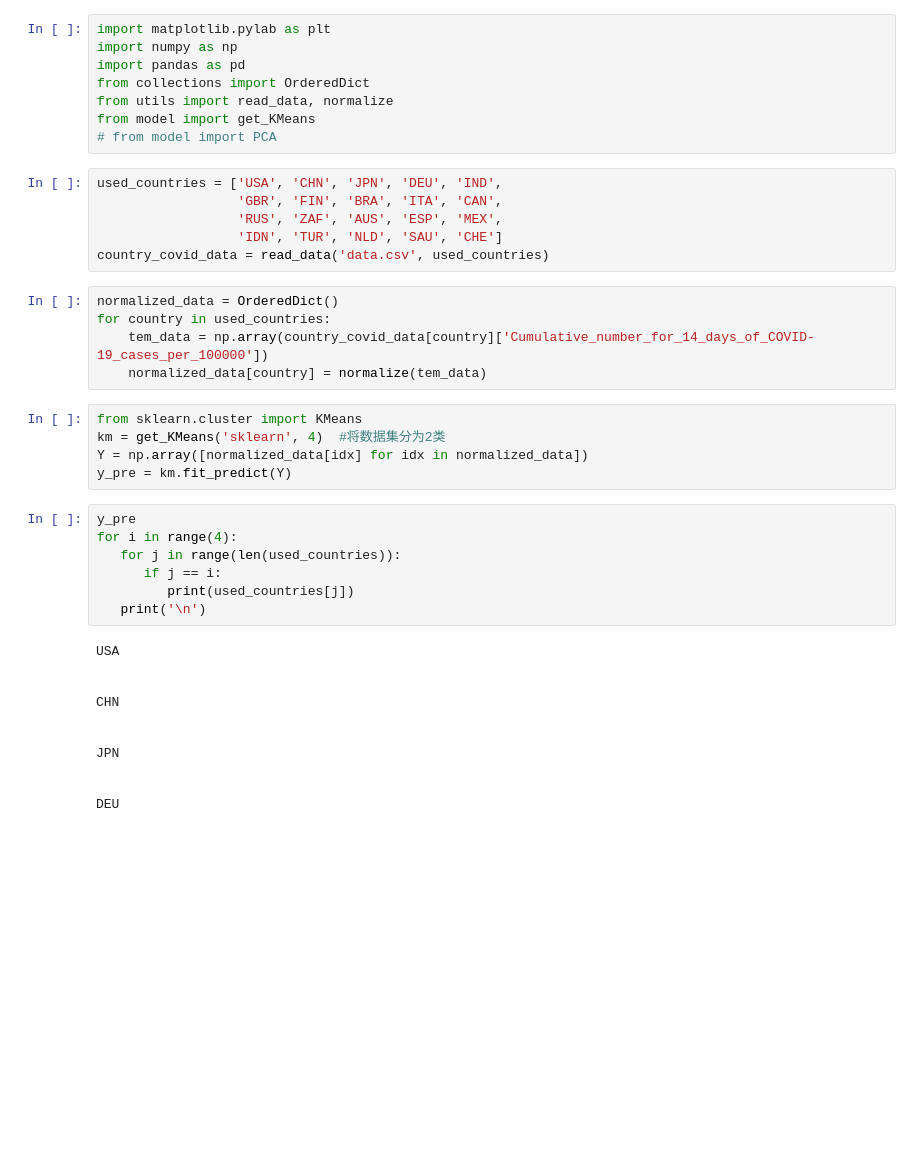
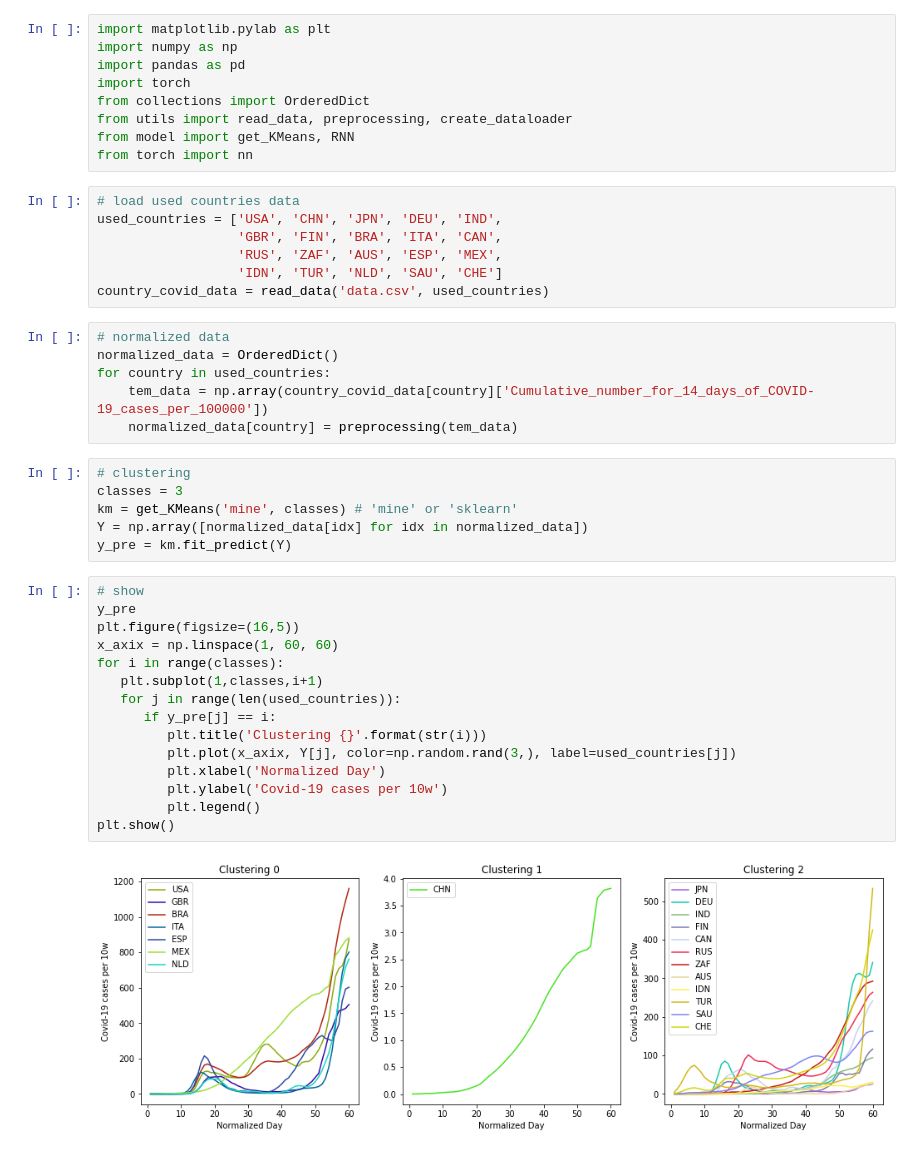
Before and after one commit to faye0078/GeoData-Analysis-Mining, a Jupyter notebook: main.ipynb, the cells around one changed output. Cells and saved outputs as stored; diff of their text form; blank space fills up the shorter version.

```diff
--- a/main.ipynb
+++ b/main.ipynb
@@ -2,41 +2,44 @@
 import matplotlib.pylab as plt
 import numpy as np
 import pandas as pd
+import torch
 from collections import OrderedDict
-from utils import read_data, normalize
-from model import get_KMeans
-# from model import PCA
+from utils import read_data, preprocessing, create_dataloader
+from model import get_KMeans, RNN
+from torch import nn
 # %%
+# load used countries data
 used_countries = ['USA', 'CHN', 'JPN', 'DEU', 'IND',
                   'GBR', 'FIN', 'BRA', 'ITA', 'CAN',
                   'RUS', 'ZAF', 'AUS', 'ESP', 'MEX',
                   'IDN', 'TUR', 'NLD', 'SAU', 'CHE']
 country_covid_data = read_data('data.csv', used_countries)
 # %%
+# normalized data
 normalized_data = OrderedDict()
 for country in used_countries:
     tem_data = np.array(country_covid_data[country]['Cumulative_number_for_14_days_of_COVID-19_cases_per_100000'])
-    normalized_data[country] = normalize(tem_data)
+    normalized_data[country] = preprocessing(tem_data)
 # %%
-from sklearn.cluster import KMeans
-km = get_KMeans('sklearn', 4)  #将数据集分为2类
+# clustering
+classes = 3
+km = get_KMeans('mine', classes) # 'mine' or 'sklearn'
 Y = np.array([normalized_data[idx] for idx in normalized_data])
 y_pre = km.fit_predict(Y)
 # %%
+# show
 y_pre
-for i in range(4):
+plt.figure(figsize=(16,5))
+x_axix = np.linspace(1, 60, 60)
+for i in range(classes):
+   plt.subplot(1,classes,i+1)
    for j in range(len(used_countries)):
-      if j == i:
-         print(used_countries[j])
-   print('\n')
+      if y_pre[j] == i:
+         plt.title('Clustering {}'.format(str(i)))
+         plt.plot(x_axix, Y[j], color=np.random.rand(3,), label=used_countries[j])
+         plt.xlabel('Normalized Day')
+         plt.ylabel('Covid-19 cases per 10w')
+         plt.legend()
+plt.show()
 # %% [output]
-USA
-
-
-CHN
-
-
-JPN
-
-
-DEU
+[figure, added]
```
Also changed, not shown: parts of 2 cells of this notebook, 4 other files.
